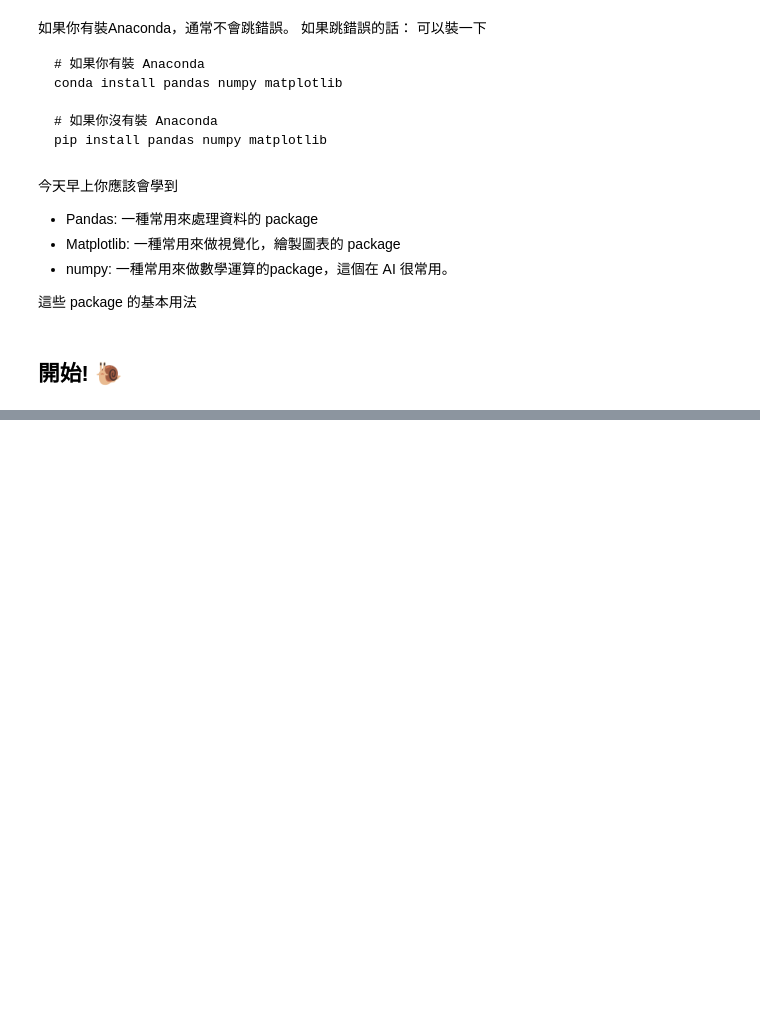
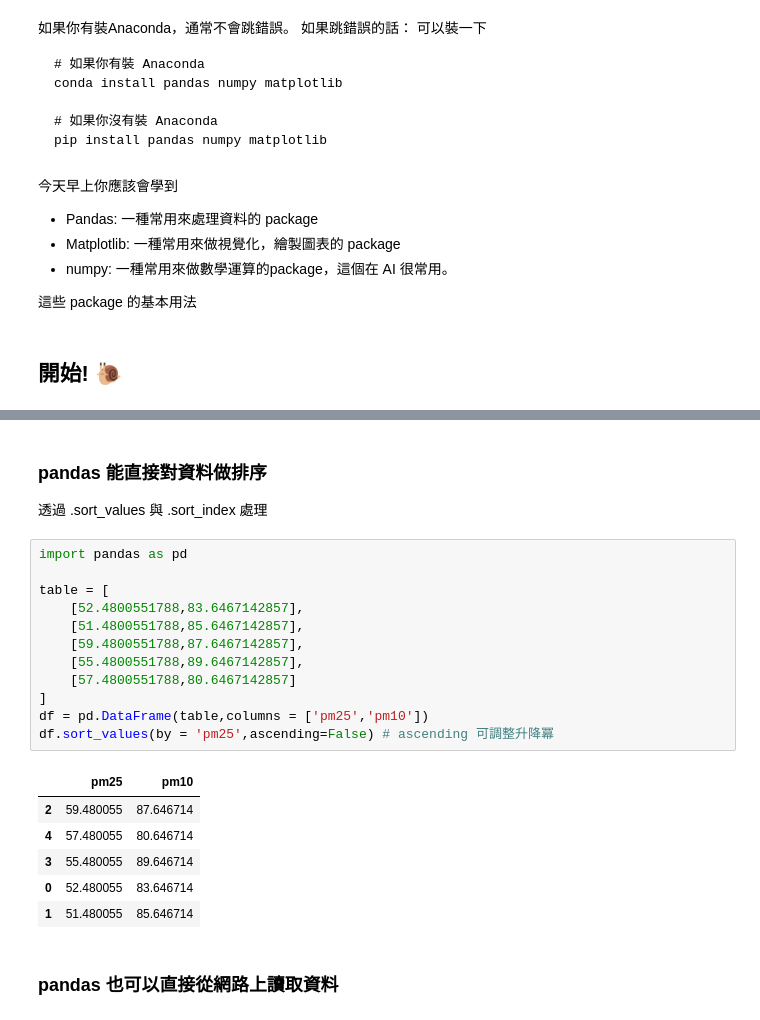
Before and after one commit to x-village/python-course, a Jupyter notebook: Lesson08-Web Crawler/Lesson09-Data Visualisation.ipynb, the cells around one changed output, grey strips where cells are left out. Drawn from its saved outputs; the diff is of its cells as text; blank space fills up the shorter version.

Commit message:
[Add] L9 pandas

```diff
--- a/Lesson08-Web Crawler/Lesson09-Data Visualisation.ipynb
+++ b/Lesson08-Web Crawler/Lesson09-Data Visualisation.ipynb
@@ -66,0 +186,24 @@ pip install pandas
+# %% [markdown]
+### pandas 能直接對資料做排序
+透過 .sort_values 與 .sort_index 處理
+# %%
+import pandas as pd
+
+table = [
+    [52.4800551788,83.6467142857],
+    [51.4800551788,85.6467142857],
+    [59.4800551788,87.6467142857],
+    [55.4800551788,89.6467142857],
+    [57.4800551788,80.6467142857]
+]
+df = pd.DataFrame(table,columns = ['pm25','pm10'])
+df.sort_values(by = 'pm25',ascending=False) # ascending 可調整升降冪
+# %% [output]
+|  | pm25 | pm10 |
+| 2 | 59.480055 | 87.646714 |
+| 4 | 57.480055 | 80.646714 |
+| 3 | 55.480055 | 89.646714 |
+| 0 | 52.480055 | 83.646714 |
+| 1 | 51.480055 | 85.646714 |
+# %% [markdown]
+### pandas 也可以直接從網路上讀取資料
```
Also changed, not shown: parts of 29 cells of this notebook, 1 other file.
